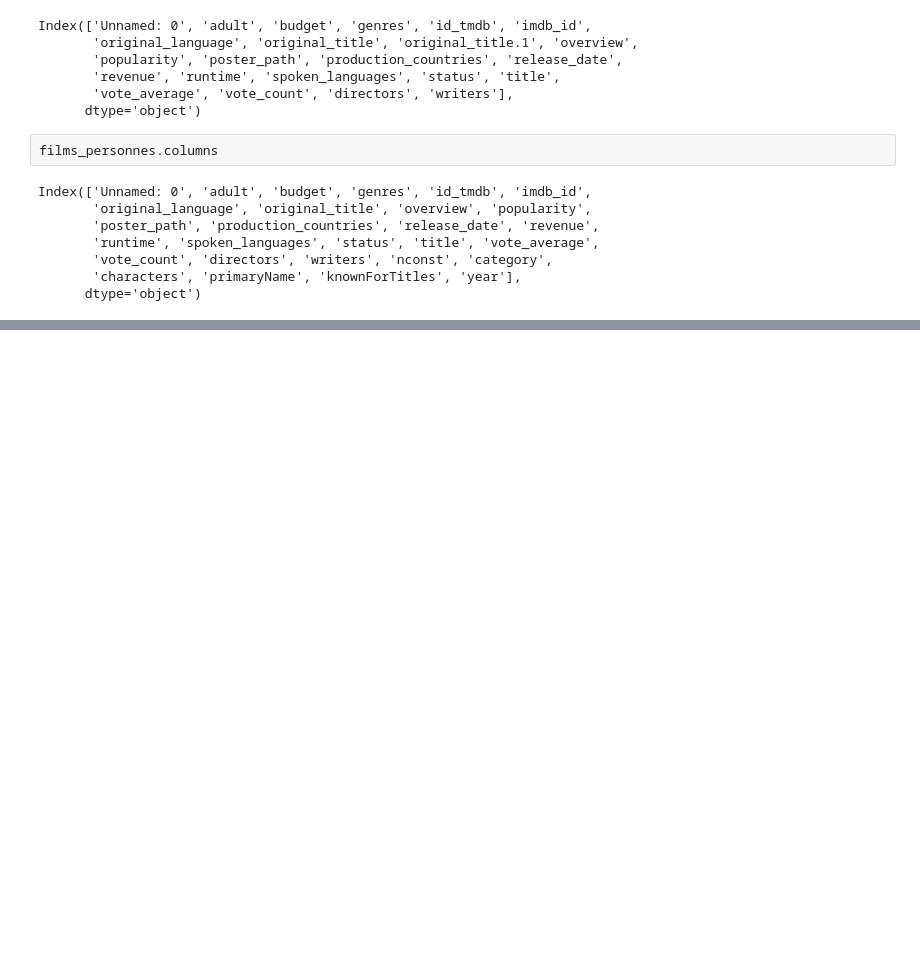
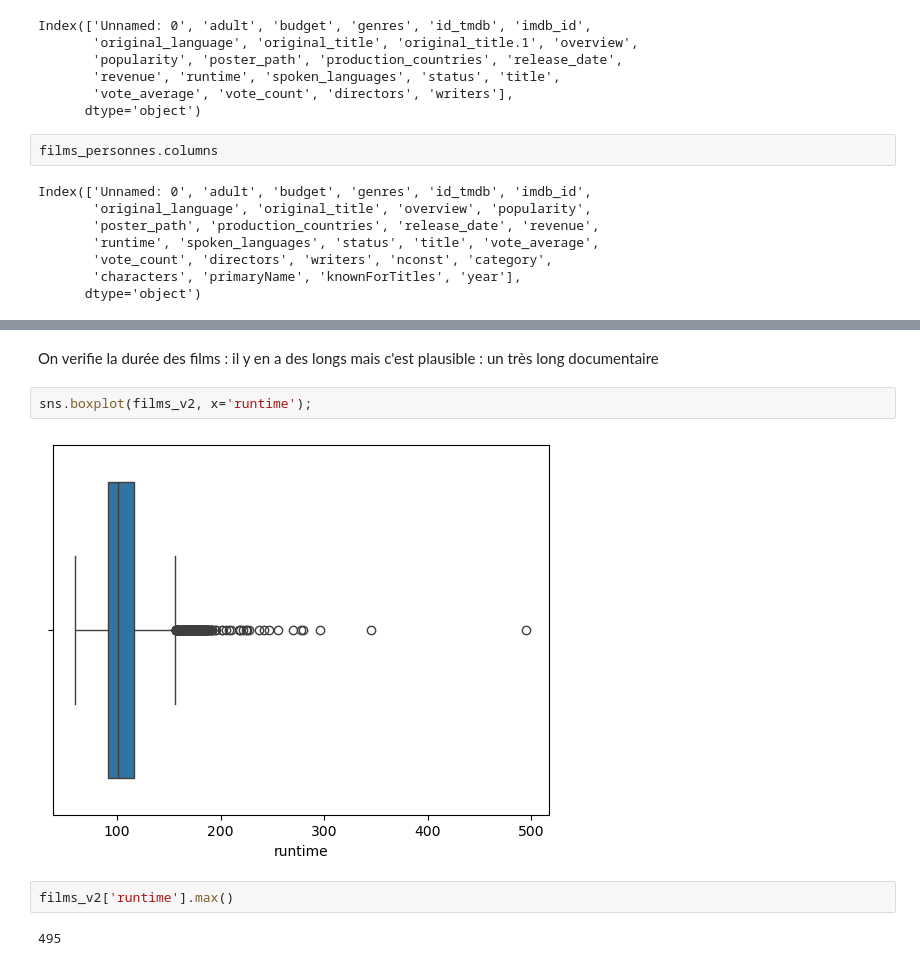
Before and after one commit to Cynthia-OK/CreuseLlywood, a Jupyter notebook: nettoyage_data.ipynb, the cells around one changed output, grey strips where cells are left out. Saved outputs shown, nothing was run; the diff lists cells and outputs as text; blank space fills up the shorter version.

```diff
--- a/nettoyage_data.ipynb
+++ b/nettoyage_data.ipynb
@@ -524,0 +669,10 @@ Index(['Unnamed: 0', 'adult', 'budget', 'genres', 'id_tmdb', 'imdb_id',
+# %% [markdown]
+On verifie la durée des films : il y en a des longs mais c'est plausible : un très long documentaire
+# %%
+sns.boxplot(films_v2, x='runtime');
+# %% [output]
+[figure, added]
+# %%
+films_v2['runtime'].max()
+# %% [output]
+495
```
Also changed, not shown: parts of 33 cells of this notebook.
